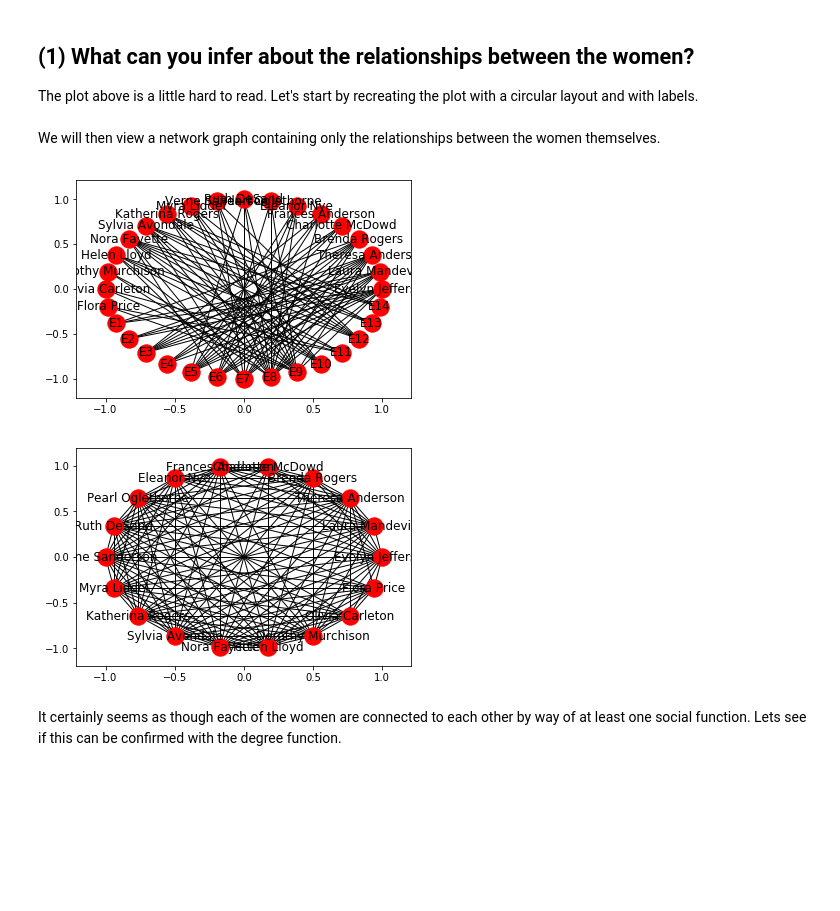
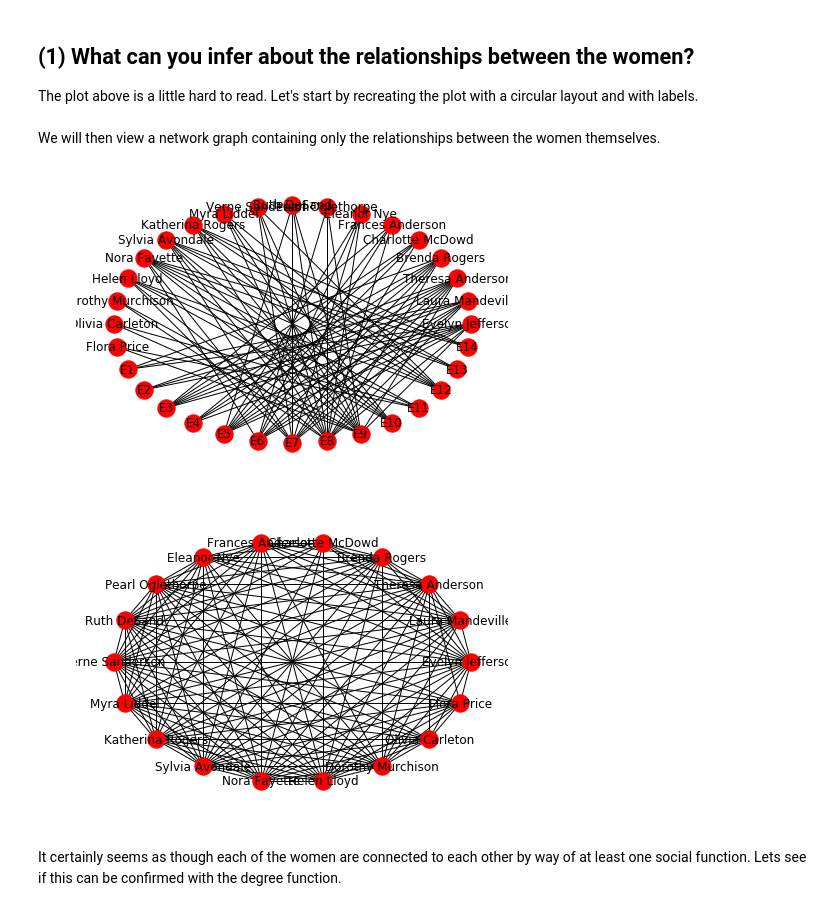
Before and after one commit to mtelab1/SPS_MSDS_SMR21_DATA620, a Jupyter notebook: Week 3 Part 2.ipynb, the cells around one changed output. Drawn from its saved outputs; the diff is of its cells as text; code cells hidden in the pictures; blank space fills up the shorter version.

```diff
--- a/Week 3 Part 2.ipynb
+++ b/Week 3 Part 2.ipynb
@@ -83,13 +83,13 @@ The plot above is a little hard to read. Let's start by recreating the plot with
 <br>
 We will then view a network graph containing only the relationships between the women themselves.
 # %%
-nx.draw_networkx(G,with_labels=True,pos=nx.circular_layout(G))
+nx.draw(G,with_labels=True,pos=nx.circular_layout(G))
 # %% [output]
-[figure, old version]
+[figure, new version]
 # %%
-nx.draw_networkx(W,with_labels=True,pos=nx.shell_layout(W))
+nx.draw(W,with_labels=True,pos=nx.shell_layout(W))
 # %% [output]
-[figure, old version]
+[figure, new version]
 # %% [markdown]
 It certainly seems as though each of the women are connected to each other by way of at least one social function. Lets see if this can be confirmed with the degree function.
 # %%
```
Also changed, not shown: parts of 2 cells of this notebook.
